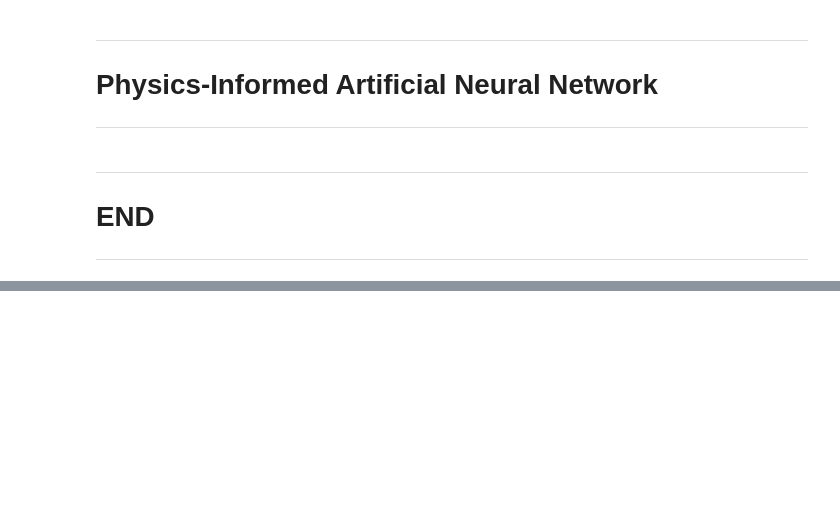
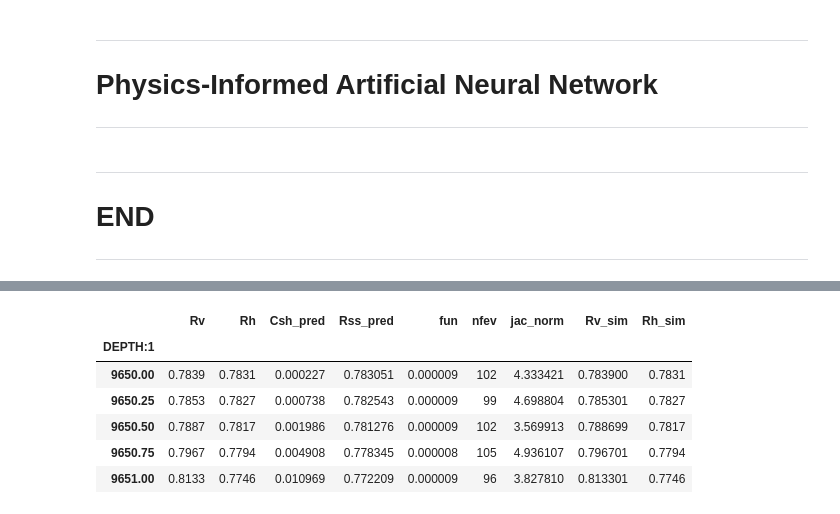
Before and after one commit to misaelmmorales/Anisotropic-Resistivity-Inversion, a Jupyter notebook: main_nb.ipynb, the cells around one changed output, grey strips where cells are left out. Saved outputs shown, nothing was run; the diff lists cells and outputs as text; code cells hidden in the pictures; blank space fills up the shorter version.

```diff
--- a/main_nb.ipynb
+++ b/main_nb.ipynb
@@ -454,3 +318,46 @@ sol.head()
+# %%
+lambda_reg = 1e-5
+def objective(variables, *args):
+    Csh, Rs = variables
+    Rv,  Rh = args[0], args[1]
+    Rvsh, Rhsh = args[2], args[3]
+    eq1 = (Csh*Rvsh + (1-Csh)*Rs) - Rv
+    eq2 = (Csh/Rhsh + (1-Csh)/Rs) - (1/Rh)
+    eqs = [eq1/Rv, eq2/Rh]
+    return linalg.norm(eqs,2) + lambda_reg*linalg.norm(variables,2)
+
+sol = []
+for _, row in data.iterrows():
+    Rv_value       = row['Rv']
+    Rh_value       = row['Rh']
+    Csh_lin_value  = row['Csh_lin']
+    Rvsh_value     = row['Rvsh_win']
+    Rhsh_value     = row['Rhsh_win']
+    res = optimize.minimize(objective,
+                            x0          = [Csh_lin_value, Rv_value],
+                            args        = (Rv_value, Rh_value, Rvsh_value, Rhsh_value),
+                            method      = 'L-BFGS-B',
+                            bounds      = [(0,1),(R_min,R_max)],
+                            tol         = 1e-6,
+                            options     = {'maxiter':1e3},
+                            )
+    Csh_pred, Rss_pred = res.x
+    sol.append({'Rv':Rv_value, 'Rh':Rh_value,
+                'Csh_pred':Csh_pred, 'Rss_pred':Rss_pred,
+                'fun':res.fun, 'nfev':res.nfev, 'jac_norm':linalg.norm(res.jac),
+                'Rv_sim':Csh_pred*Rvsh_value + (1-Csh_pred)*Rss_pred,
+                'Rh_sim':1/(Csh_pred/Rhsh_value + (1-Csh_pred)/Rss_pred)})
+
+sol = pd.DataFrame(sol, index=data.index)
+sol.head(5)
+# %% [output]
+|  | Rv | Rh | Csh_pred | Rss_pred | fun | nfev | jac_norm | Rv_sim | Rh_sim |
+| DEPTH:1 |  |  |  |  |  |  |  |  |  |
+| 9650.00 | 0.7839 | 0.7831 | 0.000227 | 0.783051 | 0.000009 | 102 | 4.333421 | 0.783900 | 0.7831 |
+| 9650.25 | 0.7853 | 0.7827 | 0.000738 | 0.782543 | 0.000009 | 99 | 4.698804 | 0.785301 | 0.7827 |
+| 9650.50 | 0.7887 | 0.7817 | 0.001986 | 0.781276 | 0.000009 | 102 | 3.569913 | 0.788699 | 0.7817 |
+| 9650.75 | 0.7967 | 0.7794 | 0.004908 | 0.778345 | 0.000008 | 105 | 4.936107 | 0.796701 | 0.7794 |
+| 9651.00 | 0.8133 | 0.7746 | 0.010969 | 0.772209 | 0.000009 | 96 | 3.827810 | 0.813301 | 0.7746 |
 # %%
 fig, axs = plt.subplots(1,5, figsize=(16.5,10), sharey=True, width_ratios=[0.6,0.6,0.6,1,1])
 ax1, ax2, ax3, ax4, ax5 = axs
```
Also changed, not shown: parts of 10 cells of this notebook, 1 other file.
